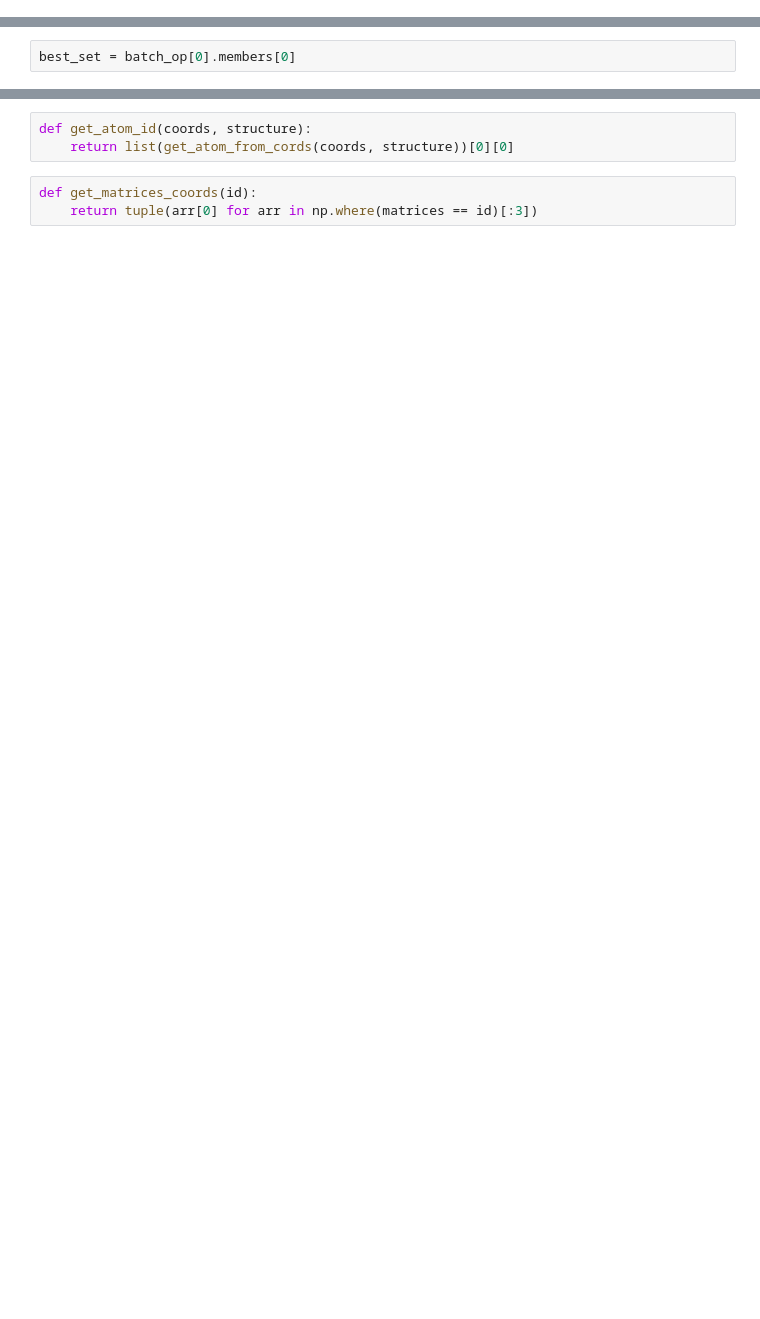
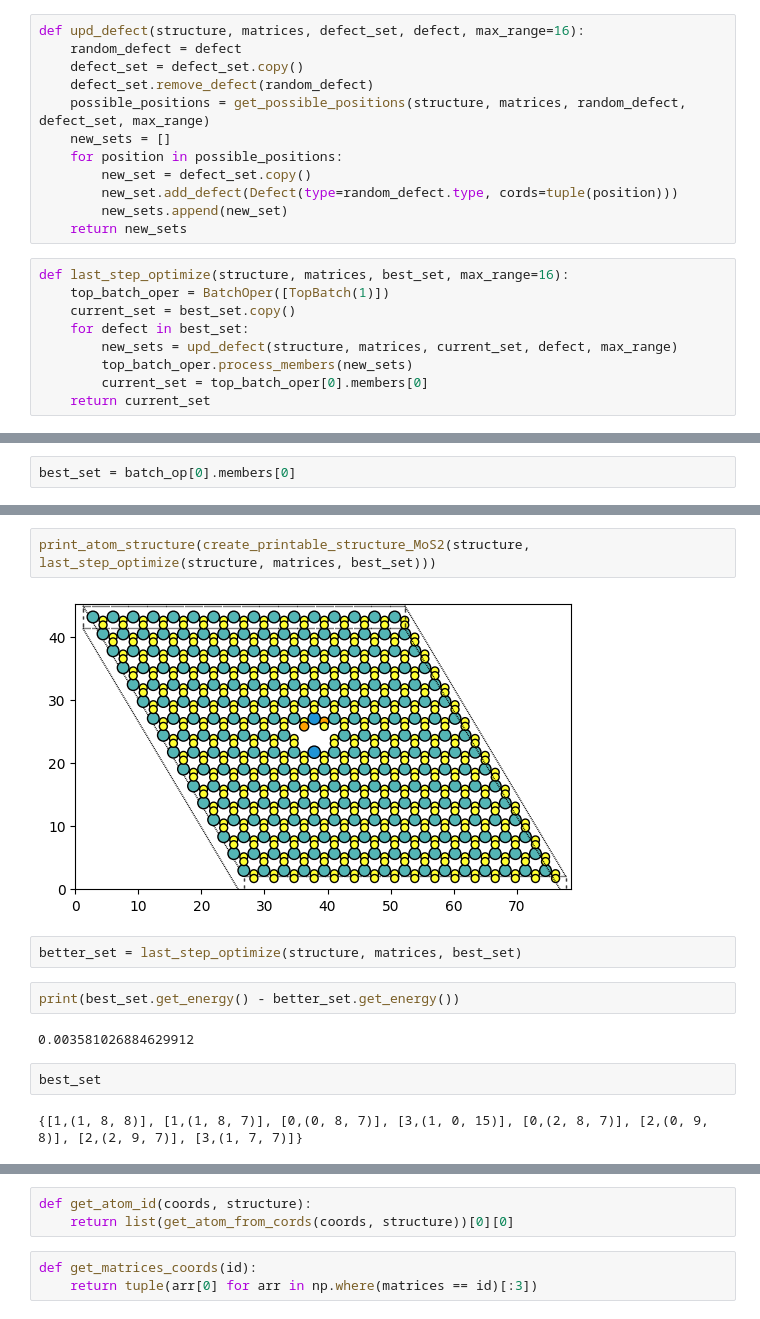
Before and after one commit to Lepip/defects_forecast, a Jupyter notebook: upd.ipynb, the cells around one changed output, grey strips where cells are left out. Cells and saved outputs as stored; diff of their text form; blank space fills up the shorter version.

```diff
--- a/upd.ipynb
+++ b/upd.ipynb
@@ -261,3 +446,24 @@ def step_optimize(structure, matrices, batch_op, max_range=1):
+# %%
+def upd_defect(structure, matrices, defect_set, defect, max_range=16):
+    random_defect = defect
+    defect_set = defect_set.copy()
+    defect_set.remove_defect(random_defect)
+    possible_positions = get_possible_positions(structure, matrices, random_defect, defect_set, max_range)
+    new_sets = []
+    for position in possible_positions:
+        new_set = defect_set.copy()
+        new_set.add_defect(Defect(type=random_defect.type, cords=tuple(position)))
+        new_sets.append(new_set)
+    return new_sets
+# %%
+def last_step_optimize(structure, matrices, best_set, max_range=16):
+    top_batch_oper = BatchOper([TopBatch(1)])
+    current_set = best_set.copy()
+    for defect in best_set:
+        new_sets = upd_defect(structure, matrices, current_set, defect, max_range)
+        top_batch_oper.process_members(new_sets)
+        current_set = top_batch_oper[0].members[0]
+    return current_set
 # %%
 def create_printable_structure_MoS2(structure, defects):
     matrices = get_matrices_MoS2(structure)
@@ -302,0 +540,14 @@ print_atom_structure(create_printable_structure_MoS2(structure, best_set))
+# %%
+print_atom_structure(create_printable_structure_MoS2(structure, last_step_optimize(structure, matrices, best_set)))
+# %% [output]
+[figure, added]
+# %%
+better_set = last_step_optimize(structure, matrices, best_set)
+# %%
+print(best_set.get_energy() - better_set.get_energy())
+# %% [output]
+0.003581026884629912
+# %%
+best_set
+# %% [output]
+{[1,(1, 8, 8)], [1,(1, 8, 7)], [0,(0, 8, 7)], [3,(1, 0, 15)], [0,(2, 8, 7)], [2,(0, 9, 8)], [2,(2, 9, 7)], [3,(1, 7, 7)]}
```
Also changed, not shown: parts of 43 cells of this notebook, 1 other file.
